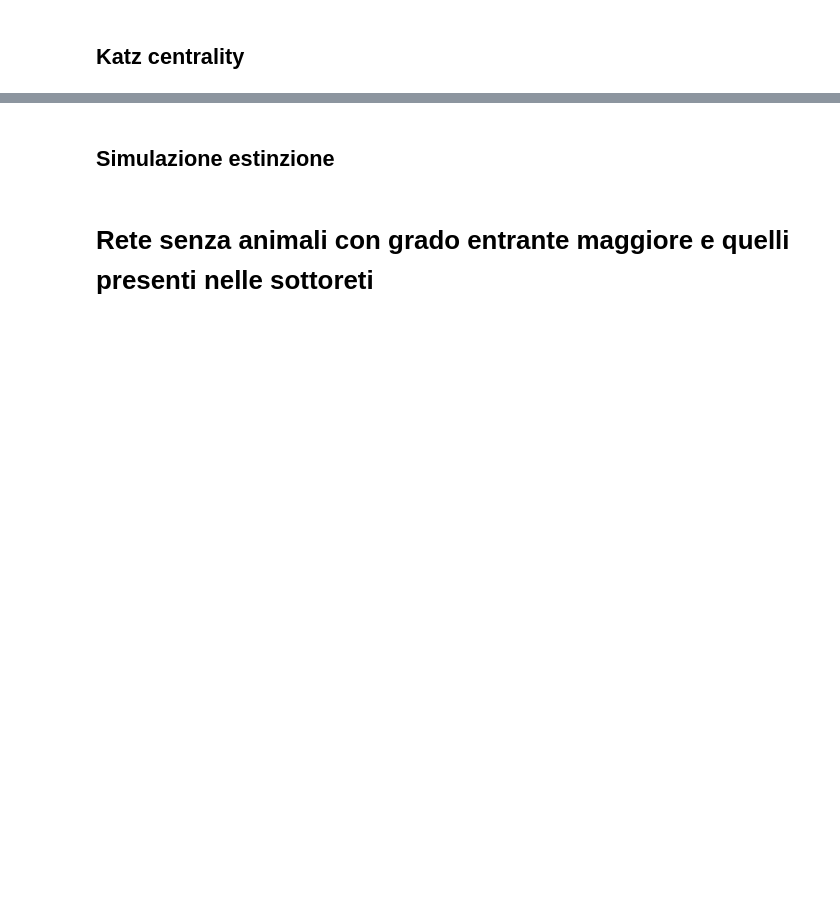
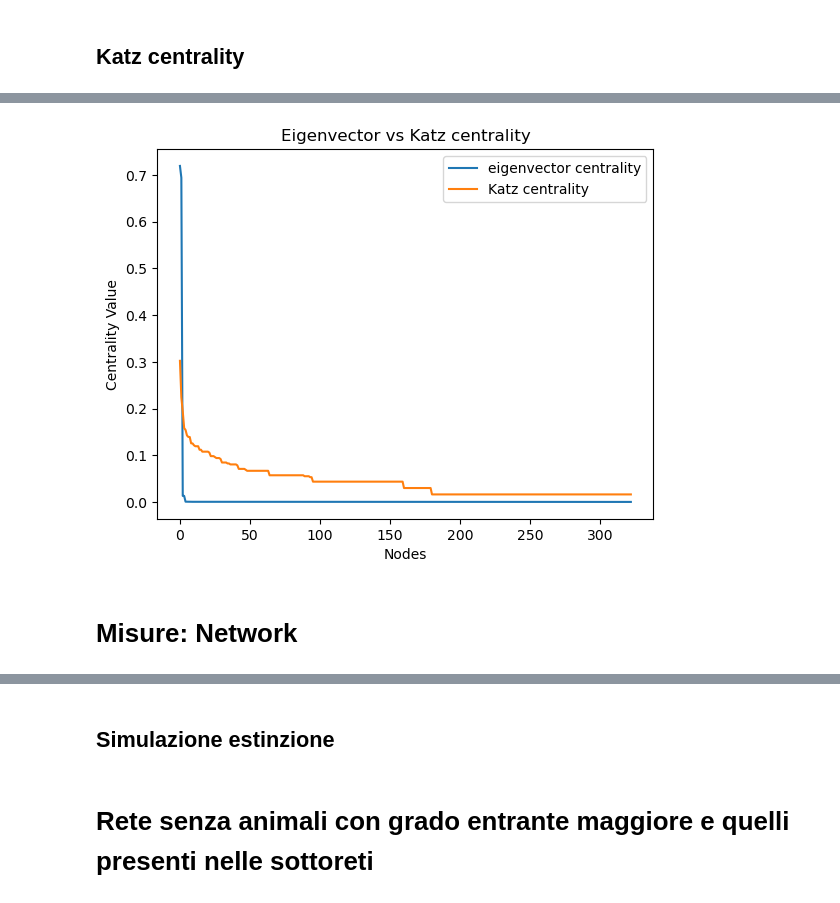
Before and after one commit to Lambe5/SocialNetwork, a Jupyter notebook: CreateGraph.ipynb, the cells around one changed output, grey strips where cells are left out. Cells and saved outputs as stored; diff of their text form; code cells hidden in the pictures; blank space fills up the shorter version.

```diff
--- a/CreateGraph.ipynb
+++ b/CreateGraph.ipynb
@@ -480,0 +696,21 @@ for n, c in sorted(katz_centrality.items(), key= lambda item:item[1], reverse=Tr
+# %%
+ev_centrality_list=sorted(ev_centrality.items(),key=lambda item:item[1],reverse=True)
+ev_node, ev_value = zip(*ev_centrality_list)
+ev_pos = np.arange(len(ev_node))
+
+katz_centrality_list = sorted(katz_centrality.items(),key=lambda item:item[1],reverse=True)
+k_node, k_value = zip(*katz_centrality_list)
+k_pos = np.arange(len(k_node))
+
+plt.plot(ev_pos,ev_value,"-", label = "eigenvector centrality")
+plt.plot(k_pos,k_value,"-", label="Katz centrality")
+
+plt.xlabel("Nodes")
+plt.ylabel("Centrality Value")
+plt.title("Eigenvector vs Katz centrality")
+plt.legend()
+plt.show()
+# %% [output]
+[figure, added]
+# %% [markdown]
+# Misure: Network
```
Also changed, not shown: parts of 43 cells of this notebook.
